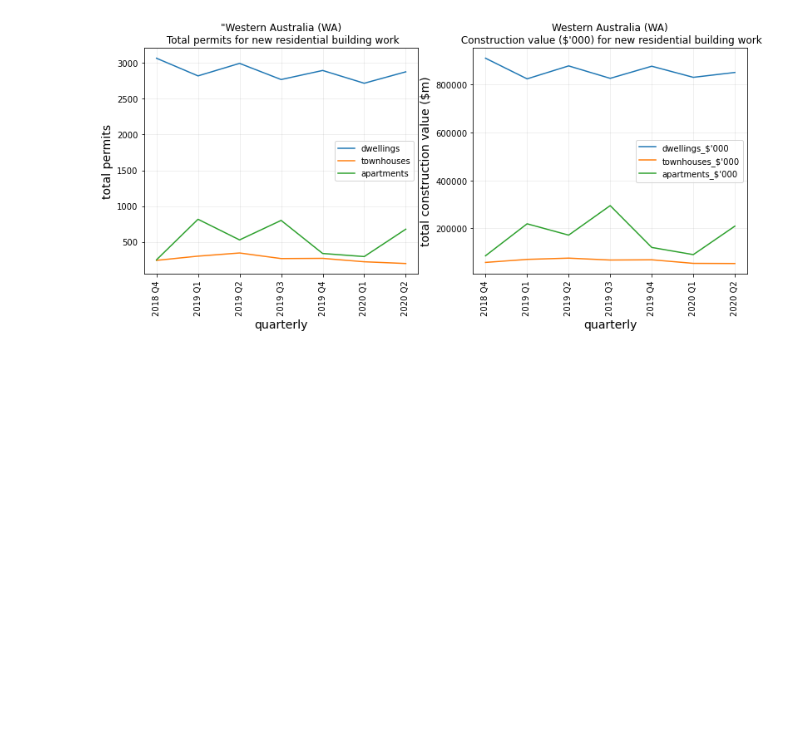
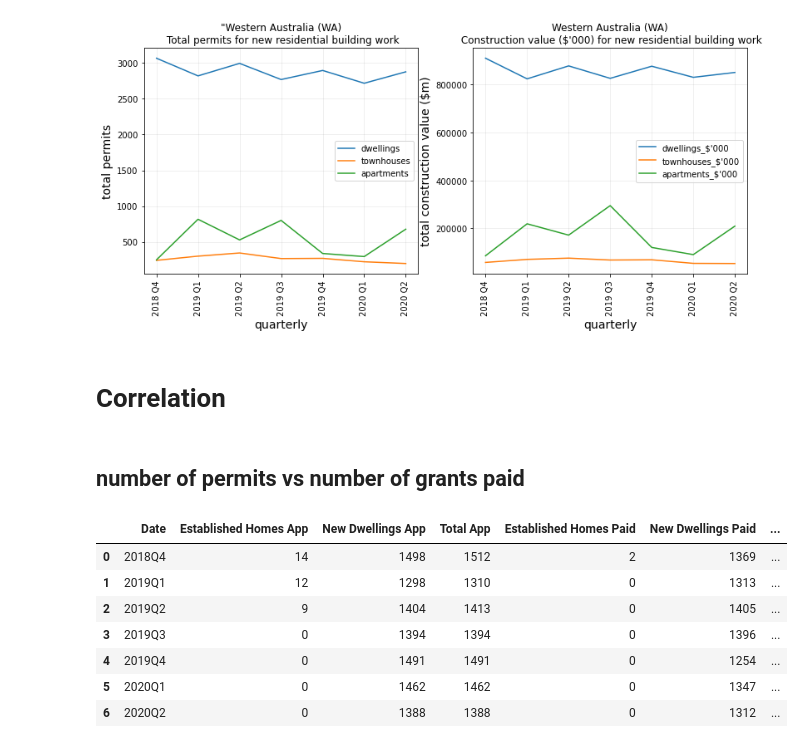
Before and after one commit to Supasyl/Data-Analytics-Project-1, a Jupyter notebook: Project 1.3 Notebooks/Residential permits main.ipynb, the cells around one changed output. Drawn from its saved outputs; the diff is of its cells as text; code cells hidden in the pictures; blank space fills up the shorter version.

```diff
--- a/Project 1.3 Notebooks/Residential permits main.ipynb
+++ b/Project 1.3 Notebooks/Residential permits main.ipynb
@@ -144,3 +144,19 @@ plt.savefig('permits_WA_line.png')
 plt.show()
 # %% [output]
 [figure]
+# %% [markdown]
+# Correlation
+# %% [markdown]
+## number of permits vs number of grants paid
+# %%
+fhog_df = pd.read_csv('/Users/sylviabroadbent/Dropbox/Sylvia/UWA_Data_Analytics_Bootcamp/HOMEWORK/7 Project 1/Data-Analytics-Project-1/Project 1.2 Processed Data/FHOG Dataframe.csv')
+fhog_df
+# %% [output]
+|  | Date | Established Homes App | New Dwellings App | Total App | Established Homes Paid | New Dwellings Paid | ... |
+| 0 | 2018Q4 | 14 | 1498 | 1512 | 2 | 1369 | ... |
+| 1 | 2019Q1 | 12 | 1298 | 1310 | 0 | 1313 | ... |
+| 2 | 2019Q2 | 9 | 1404 | 1413 | 0 | 1405 | ... |
+| 3 | 2019Q3 | 0 | 1394 | 1394 | 0 | 1396 | ... |
+| 4 | 2019Q4 | 0 | 1491 | 1491 | 0 | 1254 | ... |
+| 5 | 2020Q1 | 0 | 1462 | 1462 | 0 | 1347 | ... |
+| 6 | 2020Q2 | 0 | 1388 | 1388 | 0 | 1312 | ... |
```
Also changed, not shown: parts of 3 cells of this notebook, 7 other files.
